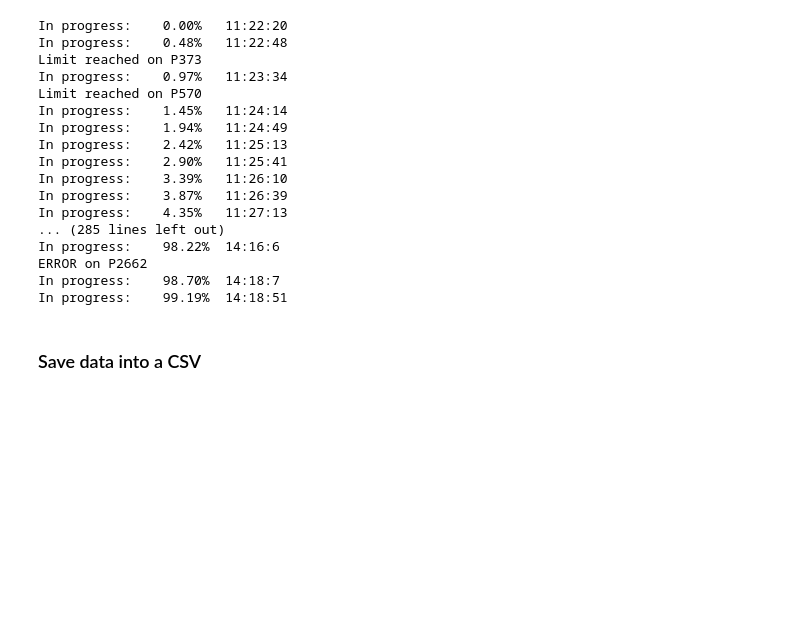
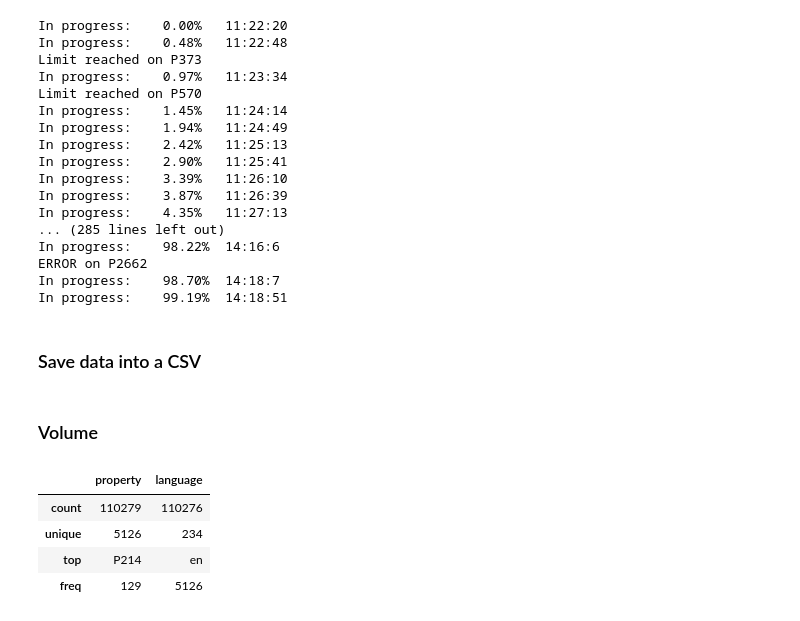
Before and after one commit to chamard/wikidata_translation, a Jupyter notebook: GET_DATA.ipynb, the cells around one changed output. Cells and saved outputs as stored; diff of their text form; code cells hidden in the pictures; blank space fills up the shorter version.

```diff
--- a/GET_DATA.ipynb
+++ b/GET_DATA.ipynb
@@ -288,3 +294,5 @@ with open('data/all_revisions.csv', 'w+') as output_file: # wb if python <3.x
     dict_writer = csv.DictWriter(output_file, keys)
     dict_writer.writeheader()
     dict_writer.writerows(output)
+# %% [markdown]
+### Volume
@@ -290,0 +303,8 @@ with open('data/all_revisions.csv', 'w+') as output_file: # wb if python <3.x
+# %%
+df.describe()
+# %% [output]
+|  | property | language |
+| count | 110279 | 110276 |
+| unique | 5126 | 234 |
+| top | P214 | en |
+| freq | 129 | 5126 |
```
Also changed, not shown: parts of 8 cells of this notebook.
